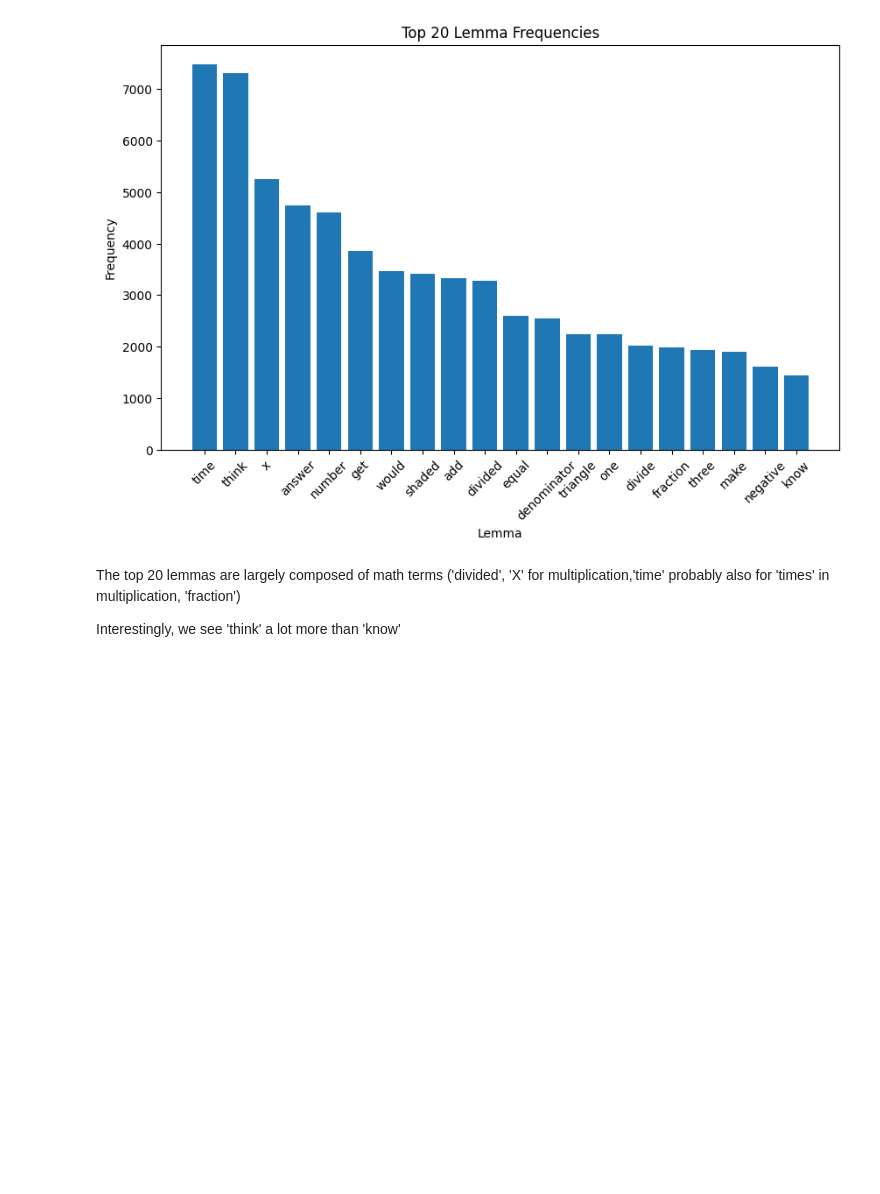
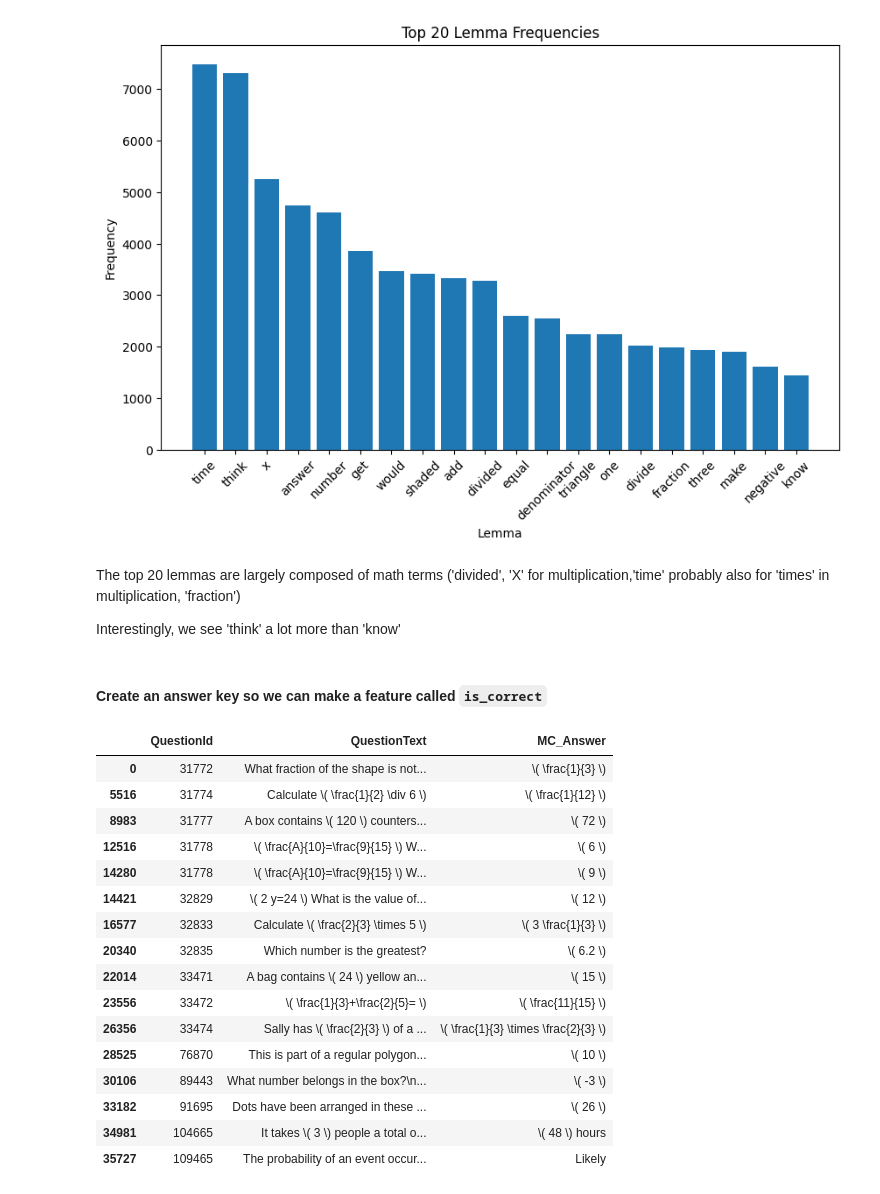
Before and after one commit to geojenk/MAP-ChartingStudentMathMisunderstandings, a Jupyter notebook: 01_data_wrangling_eda.ipynb, the cells around one changed output. Saved outputs shown, nothing was run; the diff lists cells and outputs as text; code cells hidden in the pictures; blank space fills up the shorter version.

```diff
--- a/01_data_wrangling_eda.ipynb
+++ b/01_data_wrangling_eda.ipynb
@@ -436,3 +436,31 @@ plt.show()
 The top 20 lemmas are largely composed of math terms ('divided', 'X' for multiplication,'time' probably also for 'times' in multiplication, 'fraction')
 
 Interestingly, we see 'think' a lot more than 'know'
+# %% [markdown]
+#### Create an answer key so we can make a feature called `is_correct`
+# %%
+unique_rows = (
+    train.loc[train['Category'].str.startswith("True"),
+              ['QuestionId','QuestionText','MC_Answer']]
+    .drop_duplicates()
+)
+
+unique_rows.sort_values('QuestionId')
+# %% [output]
+|  | QuestionId | QuestionText | MC_Answer |
+| 0 | 31772 | What fraction of the shape is not... | \( \frac{1}{3} \) |
+| 5516 | 31774 | Calculate \( \frac{1}{2} \div 6 \) | \( \frac{1}{12} \) |
+| 8983 | 31777 | A box contains \( 120 \) counters... | \( 72 \) |
+| 12516 | 31778 | \( \frac{A}{10}=\frac{9}{15} \) W... | \( 6 \) |
+| 14280 | 31778 | \( \frac{A}{10}=\frac{9}{15} \) W... | \( 9 \) |
+| 14421 | 32829 | \( 2 y=24 \) What is the value of... | \( 12 \) |
+| 16577 | 32833 | Calculate \( \frac{2}{3} \times 5 \) | \( 3 \frac{1}{3} \) |
+| 20340 | 32835 | Which number is the greatest? | \( 6.2 \) |
+| 22014 | 33471 | A bag contains \( 24 \) yellow an... | \( 15 \) |
+| 23556 | 33472 | \( \frac{1}{3}+\frac{2}{5}= \) | \( \frac{11}{15} \) |
+| 26356 | 33474 | Sally has \( \frac{2}{3} \) of a ... | \( \frac{1}{3} \times \frac{2}{3} \) |
+| 28525 | 76870 | This is part of a regular polygon... | \( 10 \) |
+| 30106 | 89443 | What number belongs in the box?\n... | \( -3 \) |
+| 33182 | 91695 | Dots have been arranged in these ... | \( 26 \) |
+| 34981 | 104665 | It takes \( 3 \) people a total o... | \( 48 \) hours |
+| 35727 | 109465 | The probability of an event occur... | Likely |
```
Also changed, not shown: parts of 6 cells of this notebook, 1 other file.
